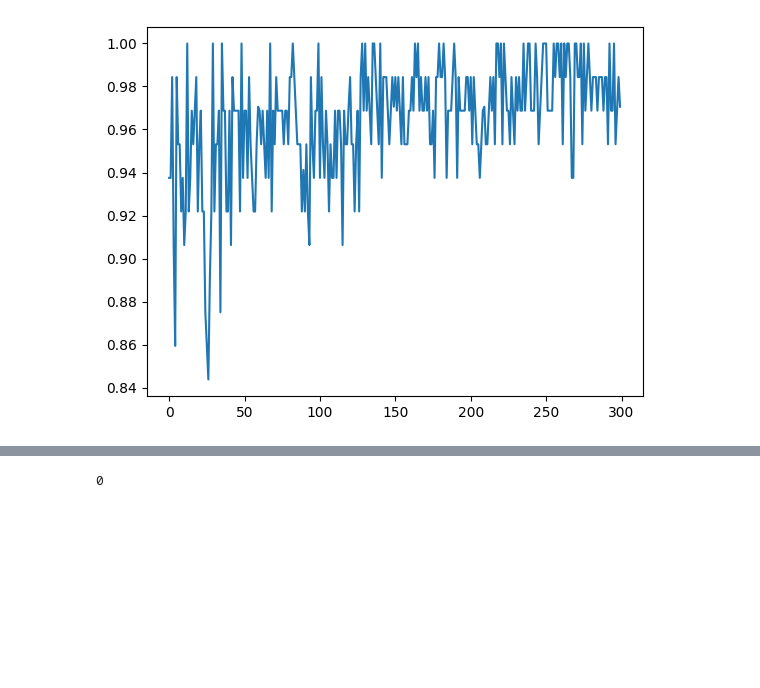
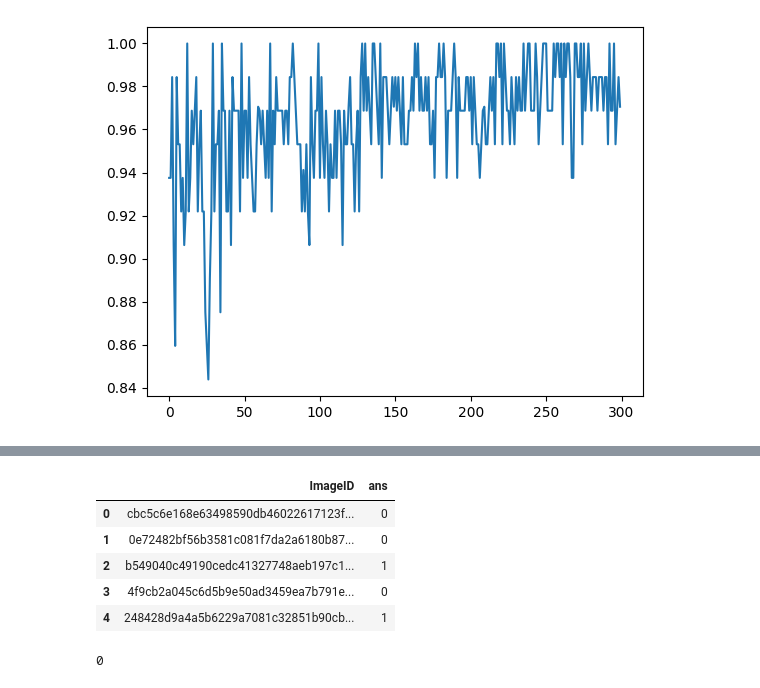
Before and after one commit to boostcampaitech4cv1/level1_imageclassification_cv-level1-cv-02, a Jupyter notebook: age_model.ipynb, the cells around one changed output, grey strips where cells are left out. Saved outputs shown, nothing was run; the diff lists cells and outputs as text; code cells hidden in the pictures; blank space fills up the shorter version.

```diff
--- a/age_model.ipynb
+++ b/age_model.ipynb
@@ -238,3 +237,13 @@ with torch.no_grad():
+# %%
+csv_df = pd.read_csv('./test/csv/submission_age.csv')
+csv_df.head()
+# %% [output]
+|  | ImageID | ans |
+| 0 | cbc5c6e168e63498590db46022617123f... | 0 |
+| 1 | 0e72482bf56b3581c081f7da2a6180b87... | 0 |
+| 2 | b549040c49190cedc41327748aeb197c1... | 1 |
+| 3 | 4f9cb2a045c6d5b9e50ad3459ea7b791e... | 0 |
+| 4 | 248428d9a4a5b6229a7081c32851b90cb... | 1 |
 # %%
 for idx, p in enumerate(test_df.images.values):
     img = cv2.imread(p)
```
Also changed, not shown: parts of 3 cells of this notebook, 1 other file.
